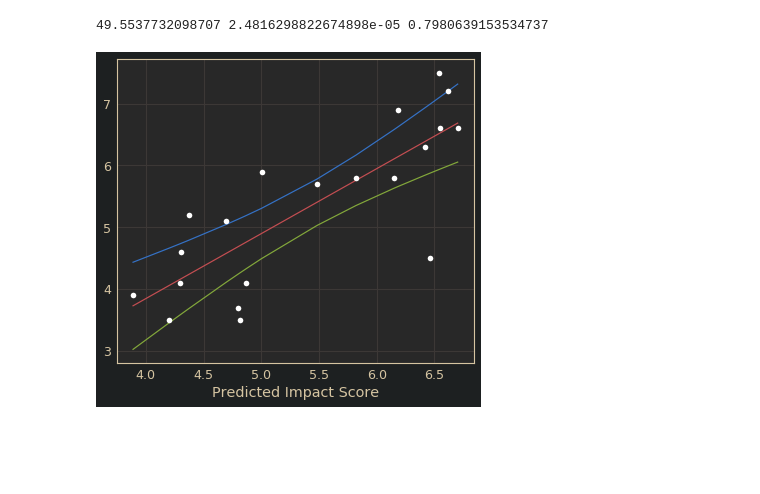
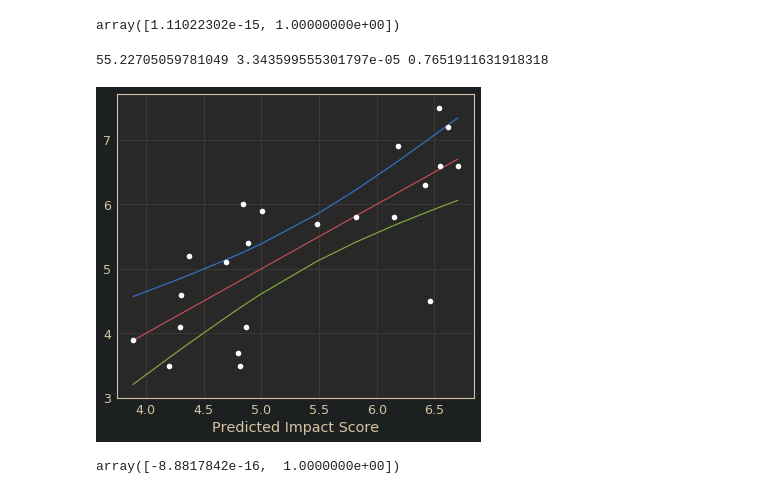
Before and after one commit to zeroknowledgediscovery/emergenet, a Jupyter notebook: irat_qnet/results/pred_linear_bounds.ipynb, the cells around one changed output. Drawn from its saved outputs; the diff is of its cells as text; code cells hidden in the pictures; blank space fills up the shorter version.

```diff
--- a/irat_qnet/results/pred_linear_bounds.ipynb
+++ b/irat_qnet/results/pred_linear_bounds.ipynb
@@ -9,7 +9,8 @@ from zedstat.ci import ci
 # %%
 rf=pd.read_csv('./irat_predictions.csv',index_col=0)
 import numpy as np
-rf=rf.replace(-1,np.nan).dropna()
+rf=rf[rf['Influenza Virus']!='A/duck/New York/1996']
+#rf=rf.replace(-1,np.nan).dropna()
 rf['Geometric Mean'] = -1*rf['Geometric Mean']
-rf.columns
+rf
 # %% [output]
@@ -45,4 +56,7 @@ pred.lb.plot()
 pred.pred.plot()
 rf.set_index(xvar)[yvar].plot(style='wo')
 print(aic,pval,corr)
+
+pred=pred.rename(columns={'pred':'pred_GM','ub':'ub_GM','lb':'lb_GM'})
+rf0=rf.join(pred,on=xvar)
 # %% [output]
@@ -63,4 +77,7 @@ pred.lb.plot()
 pred.pred.plot()
 rf.set_index(xvar)[yvar].plot(style='wo')
 print(aic,pval,corr)
+pred=pred.rename(columns={'pred':'pred_E','ub':'ub_E','lb':'lb_E'})
+rf1=rf0.join(pred,on=xvar)
+rf1
 # %% [output]
@@ -69,18 +104,24 @@ print(aic,pval,corr)
 # %%
 est.params
+# %% [output]
+array([1.11022302e-15, 1.00000000e+00])
 # %%
 yvar='Potential Impact Estimate'
 xvar='Predicted Impact Score'
 
 pred,pval,aic,corr,est=ci(rf,xvar,yvar,alpha=.05)
 fig, ax = plt.subplots()
 pred.ub.plot()
 pred.lb.plot()
 pred.pred.plot()
 rf.set_index(xvar)[yvar].plot(style='wo')
 print(aic,pval,corr)
+pred=pred.rename(columns={'pred':'pred_I','ub':'ub_I','lb':'lb_I'})
+rf2=rf1.join(pred,on=xvar)
 # %% [output]
-49.5537732098707 2.4816298822674898e-05 0.7980639153534737
+55.22705059781049 3.343599555301797e-05 0.7651911631918318
-[figure, old version]
+[figure, new version]
 # %%
 est.params
+# %% [output]
+array([-8.8817842e-16,  1.0000000e+00])
```
Also changed, not shown: parts of 9 cells of this notebook, 1 other file.
